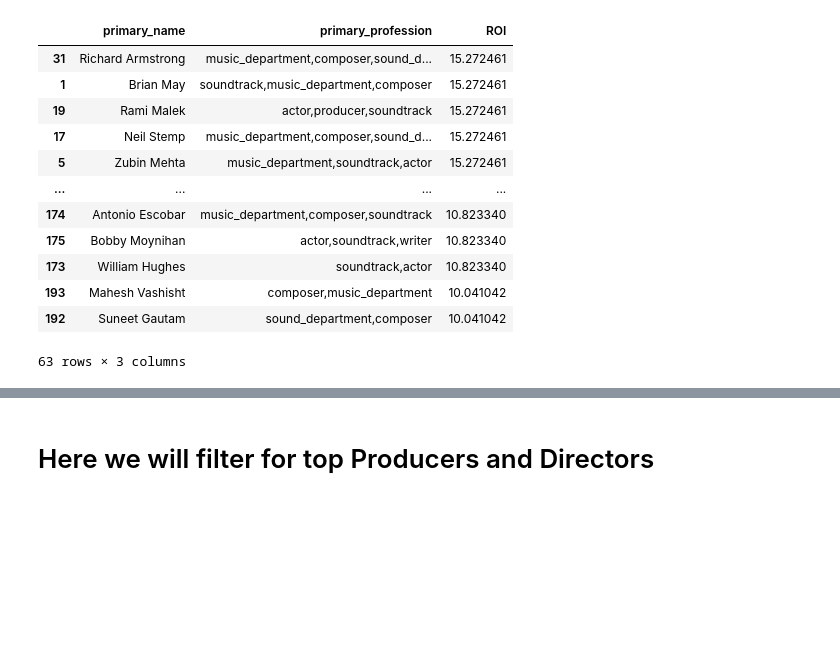
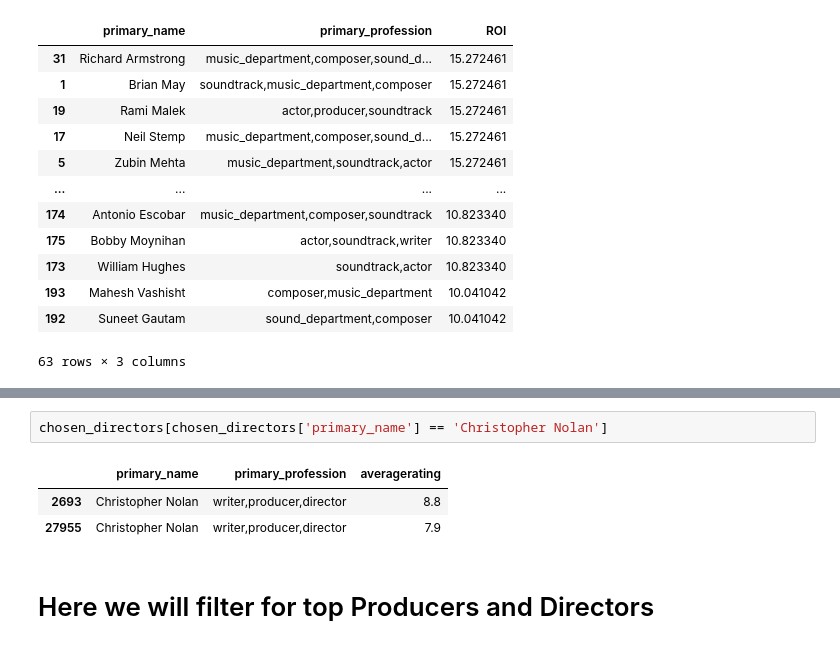
Before and after one commit to Psyluxxx/Movie-Studio-EDA, a Jupyter notebook: Anthony/student.ipynb, the cells around one changed output, grey strips where cells are left out. Drawn from its saved outputs; the diff is of its cells as text; blank space fills up the shorter version.

```diff
--- a/Anthony/student.ipynb
+++ b/Anthony/student.ipynb
@@ -150,3 +203,9 @@ chosen_artists[chosen_artists['ROI'] > 10]
+# %%
+chosen_directors[chosen_directors['primary_name'] == 'Christopher Nolan']
+# %% [output]
+|  | primary_name | primary_profession | averagerating |
+| 2693 | Christopher Nolan | writer,producer,director | 8.8 |
+| 27955 | Christopher Nolan | writer,producer,director | 7.9 |
 # %% [markdown]
 # Here we will filter for top Producers and Directors
 # %%
```
Also changed, not shown: parts of 5 cells of this notebook.
